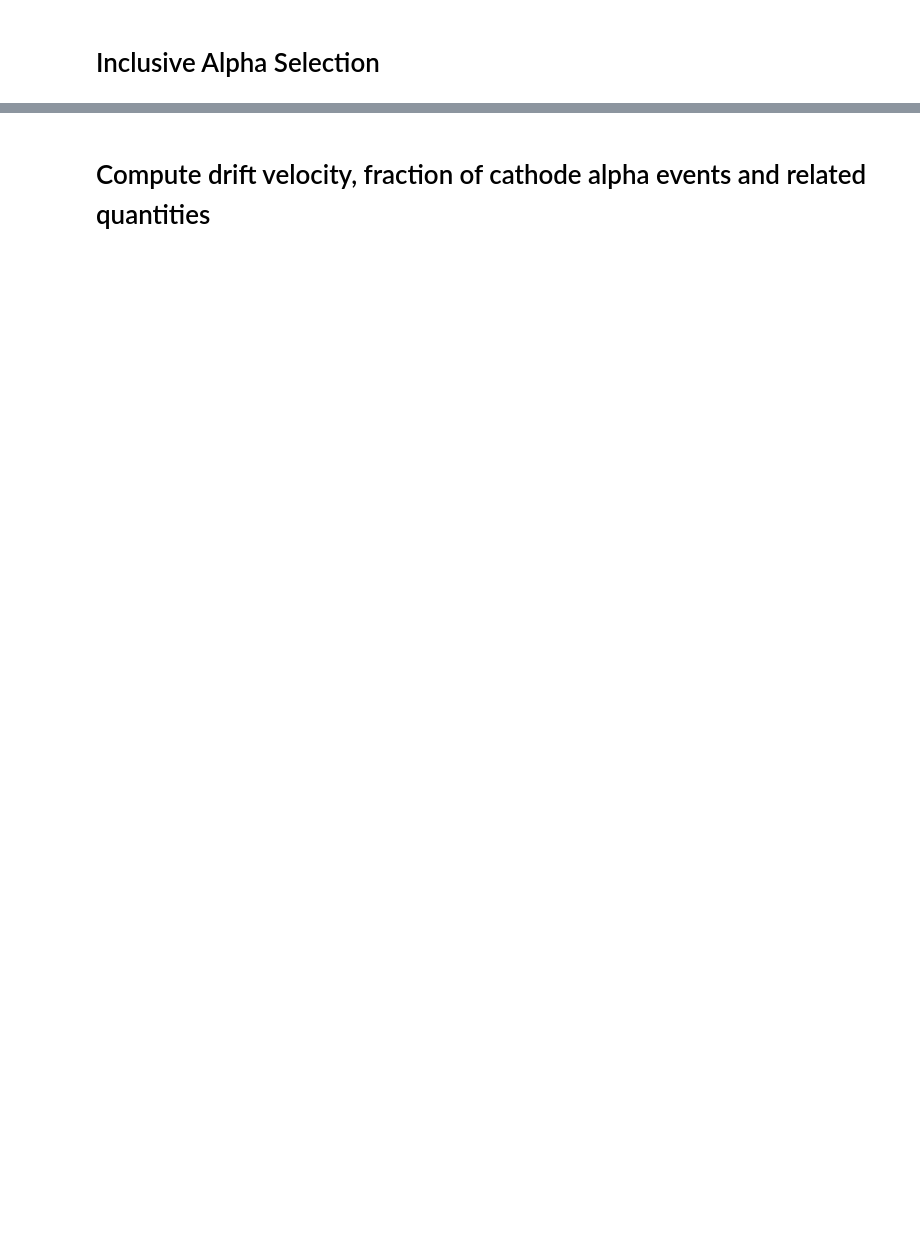
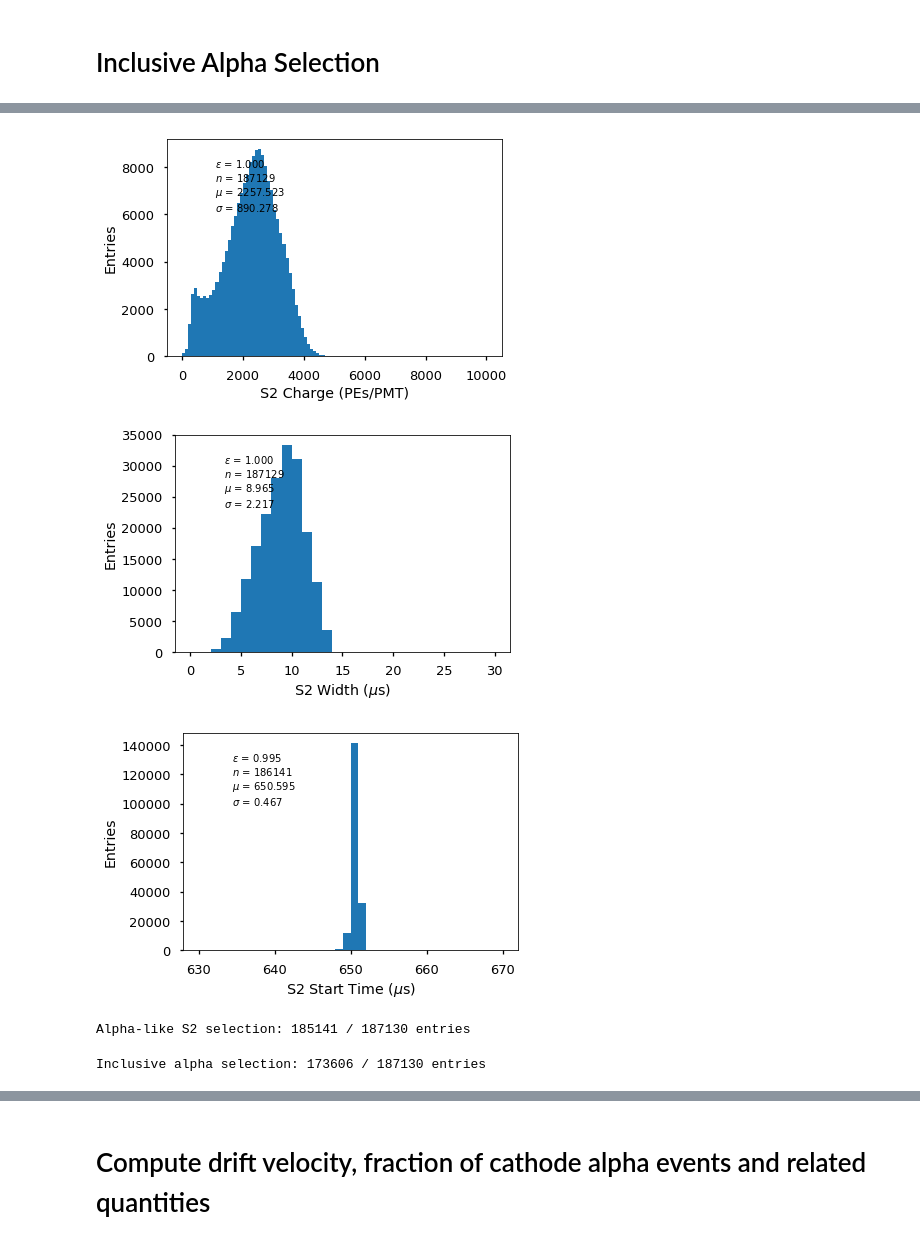
Before and after one commit to msorel/ICARO, a Jupyter notebook: icaro/analysis/AlphaAnalysis/ComputeDriftVelocity.ipynb, the cells around one changed output, grey strips where cells are left out. Saved outputs shown, nothing was run; the diff lists cells and outputs as text; code cells hidden in the pictures; blank space fills up the shorter version.

```diff
--- a/icaro/analysis/AlphaAnalysis/ComputeDriftVelocity.ipynb
+++ b/icaro/analysis/AlphaAnalysis/ComputeDriftVelocity.ipynb
@@ -123,32 +144,42 @@ print('Alpha-like S1 selection:',outputEntries,'/',inputEntries,'entries')
 # %%
 # Histograms of S2 charge, time width and start time. One entry per S2. Multiple S2s per event are allowed, hence the number of entries generally exceeds the number of events.
-hst.hist(data.S2e, 100, (0, 10000), stats=optStat, xylabels=('S2 Charge (PEs/PMT)','Entries'));
-hst.hist(data.S2w, 30,  (0, 30),    stats=optStat, xylabels=('S2 Width ($\mu$s)','Entries'));
-hst.hist(data.S2t, 40,  (630,670.), stats=optStat, xylabels=('S2 Start Time ($\mu$s)','Entries'));
+hst.hist(data.S2e, 100, (  0, 10000), stats=optStat, xylabels=('S2 Charge (PEs/PMT)',    'Entries'));
+hst.hist(data.S2w,  30, (  0,    30), stats=optStat, xylabels=('S2 Width ($\mu$s)',      'Entries'));
+hst.hist(data.S2t,  40, (630,   670), stats=optStat, xylabels=('S2 Start Time ($\mu$s)', 'Entries'));
 # TODO: superimpose vertical lines showing cut values
+# %% [output]
+[figure, added]
+[figure, added]
+[figure, added]
 # %%
 # Alpha-like S2 selection
-selS2, inputEntries, outputEntries = asf.s2Filter(data,
-                                                  minS2Charge, maxS2Charge,
-                                                  minS2Width, maxS2Width,
-                                                  minS2StartTime, maxS2StartTime)
+selS2, inputEntries, outputEntries = asf.s2Filter(
+    data,
+    minS2Charge,    maxS2Charge,
+    minS2Width,     maxS2Width,
+    minS2StartTime, maxS2StartTime)
 
-print('Alpha-like S2 selection:',outputEntries,'/',inputEntries,'entries')
+print('Alpha-like S2 selection:', outputEntries, '/', inputEntries, 'entries')
+# %% [output]
+Alpha-like S2 selection: 185141 / 187130 entries
 # %%
 # Inclusive alpha selection
 # Goal: keep events with one and only one alpha-like S1, and one and only one alpha-like S2
-selInclusiveAlphas, inputEntries, outputEntries = asf.inclusiveAlphaFilter(data,
-                                                                           minS1Charge, maxS1Charge,
-                                                                           minS1Width, maxS1Width,
-                                                                           minS1StartTime, maxS1StartTime,
-                                                                           minS2Charge, maxS2Charge,
-                                                                           minS2Width, maxS2Width,
-                                                                           minS2StartTime, maxS2StartTime)
+selInclusiveAlphas, inputEntries, outputEntries = asf.inclusiveAlphaFilter(
+    data,
+    minS1Charge,    maxS1Charge,
+    minS1Width,     maxS1Width,
+    minS1StartTime, maxS1StartTime,
+    minS2Charge,    maxS2Charge,
+    minS2Width,     maxS2Width,
+    minS2StartTime, maxS2StartTime)
 
-print('Inclusive alpha selection:',outputEntries,'/',inputEntries,'entries')
+print('Inclusive alpha selection:', outputEntries, '/', inputEntries, 'entries')
 
 # From now on, work with data frame reduced according to inclusive alpha selection
 data = data[selInclusiveAlphas]
-numInclusiveAlphas=sum(selInclusiveAlphas)
+numInclusiveAlphas = sum(selInclusiveAlphas)
+# %% [output]
+Inclusive alpha selection: 173606 / 187130 entries
 # %%
 print(numInclusiveAlphas)
```
Also changed, not shown: parts of 12 cells of this notebook, 1 other file.
